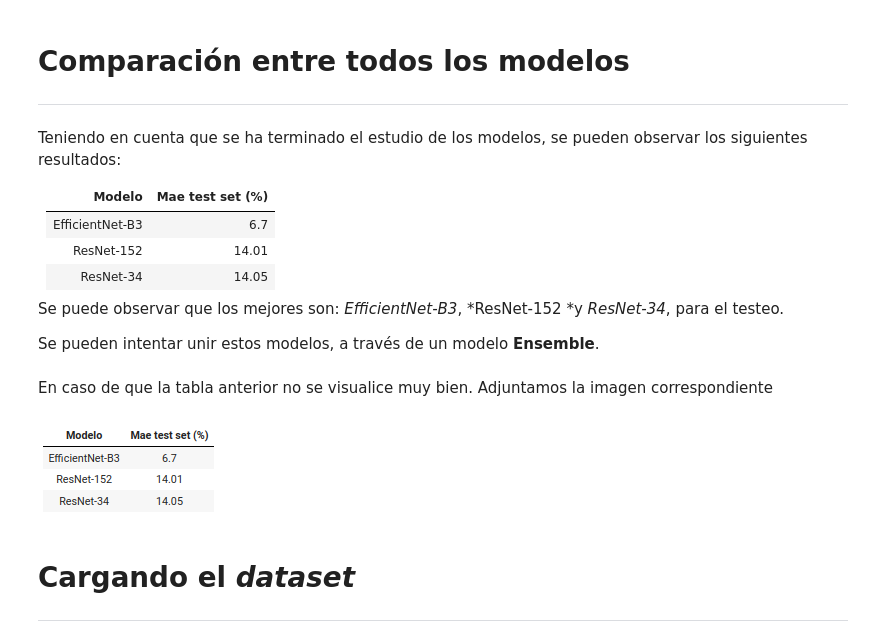
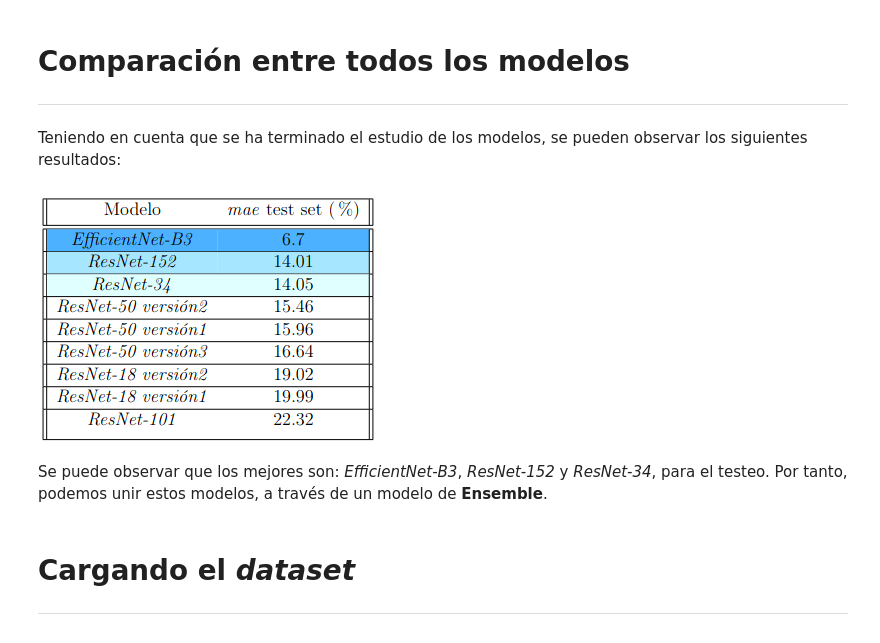
Before and after one commit to AlvearVanessa/TFM, a Jupyter notebook: Ensemble.ipynb, the cells around one changed output. Saved outputs shown, nothing was run; the diff lists cells and outputs as text; code cells hidden in the pictures.

```diff
--- a/Ensemble.ipynb
+++ b/Ensemble.ipynb
@@ -156,17 +158,11 @@ dfTest.head(3)
 # Comparación entre todos los modelos
 
 ---
+# %% [markdown]
+Teniendo en cuenta que se ha terminado el estudio de los modelos, se pueden observar los siguientes resultados:
+# %%
+Image("/content/resultados_modelos.png")
+# %% [output]
+[figure, added]
 # %% [markdown]
-Teniendo en cuenta que se ha terminado el estudio de los modelos, se pueden observar los siguientes resultados:
-
-| Modelo | Mae test set (%) |
-| :----: |  :----: |
-EfficientNet-B3 | 6.7 |
-ResNet-152 | 14.01 |
-ResNet-34 | 14.05 |
-
-Se puede observar que los mejores son: *EfficientNet-B3*, *ResNet-152 *y *ResNet-34*, para el testeo.
-
-Se pueden intentar unir estos modelos, a través de un modelo **Ensemble**.
+Se puede observar que los mejores son: *EfficientNet-B3*, *ResNet-152* y *ResNet-34*, para el testeo. Por tanto, podemos unir estos modelos, a través de un modelo de **Ensemble**.
-# %% [markdown]
-En caso de que la tabla anterior no se visualice muy bien. Adjuntamos la imagen correspondiente
@@ -175,7 +169,3 @@ from IPython.display import Image
-# %%
-Image("/content/tabla_mejores_modelos.png")
-# %% [output]
-[figure, removed]
 # %% [markdown]
 # Cargando el *dataset*
 ---
```
Also changed, not shown: parts of 2 cells of this notebook.
